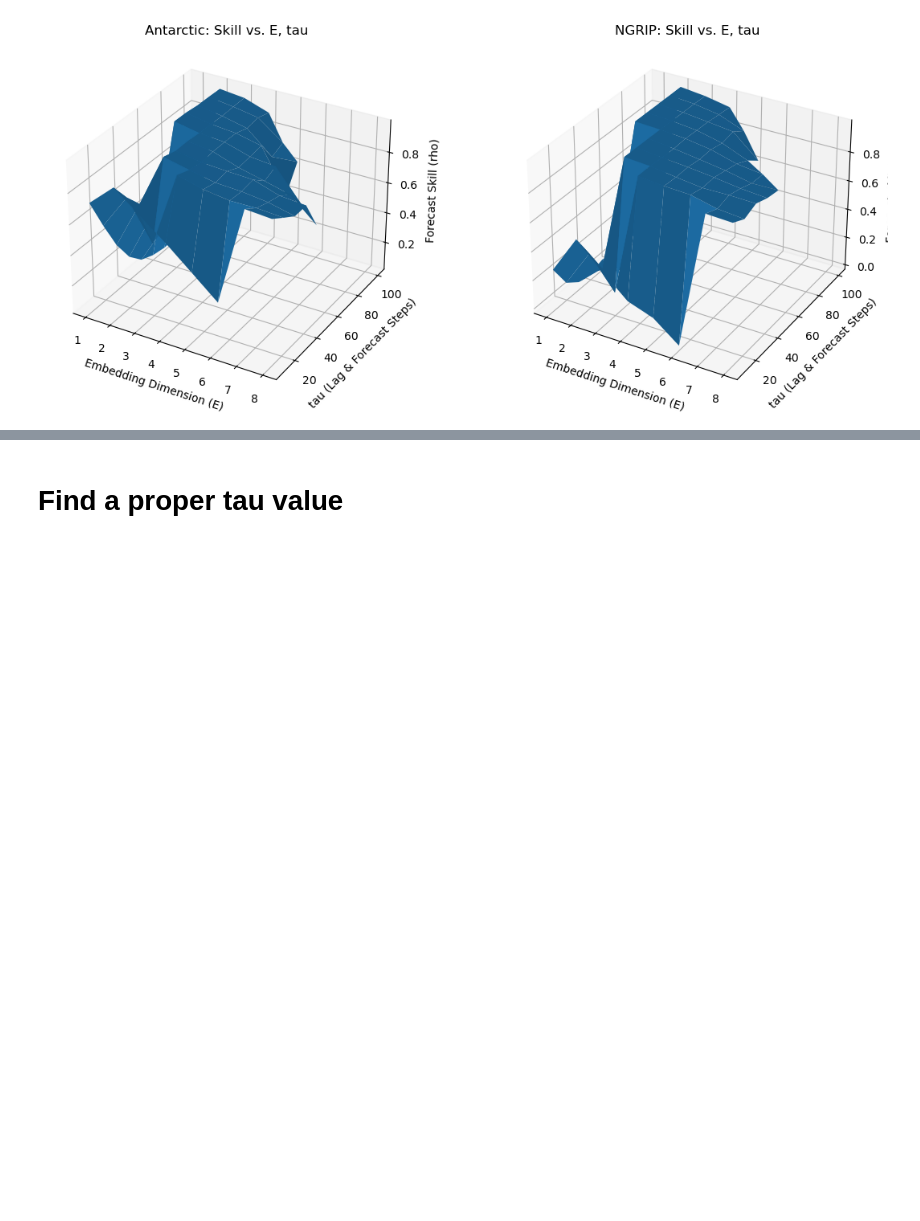
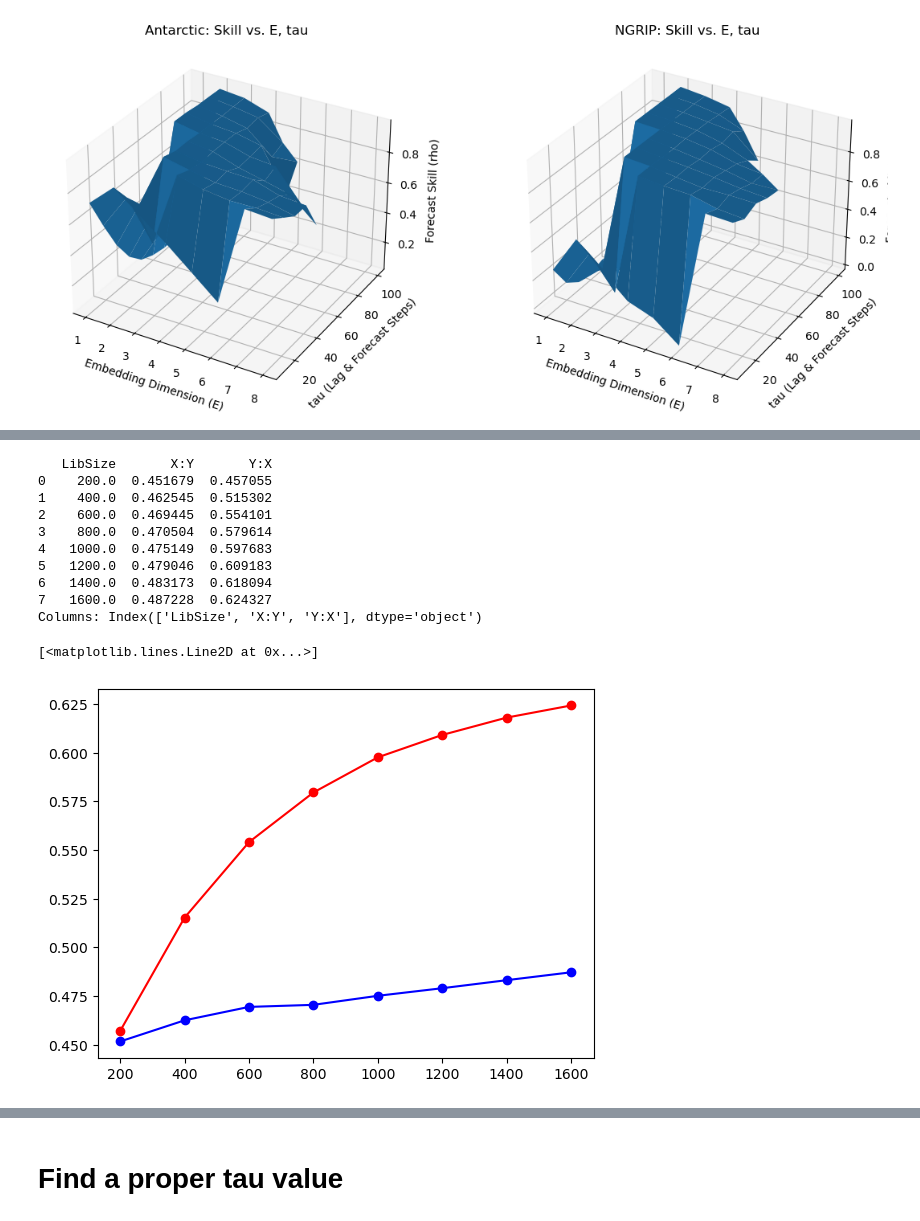
Before and after one commit to Peisong-Zheng/bipolar_seesaw_CCM, a Jupyter notebook: AntFivecore_ngrip_CCM.ipynb, the cells around one changed output, grey strips where cells are left out. Saved outputs shown, nothing was run; the diff lists cells and outputs as text; code cells hidden in the pictures; blank space fills up the shorter version.

```diff
--- a/AntFivecore_ngrip_CCM.ipynb
+++ b/AntFivecore_ngrip_CCM.ipynb
@@ -361,0 +484,49 @@ fig.show()
+# %%
+import pandas as pd
+import numpy as np
+from pyEDM import CCM
+import matplotlib.pyplot as plt
+
+
+# Prepare DataFrame
+df = pd.DataFrame({
+    'Time': new_time_axis,
+    'X': detrended_d18O_ngrip,
+    'Y': detrended_d18O_ant
+})
+
+
+
+# CCM call
+ccm_out = CCM(
+    dataFrame   = df,
+    E           = 3,
+    tau         = 50,
+    columns     = "X",   # predictor
+    target      = "Y",   # target
+    libSizes    = "200 400 600 800 1000 1200 1400 1600",
+    sample      = 200,
+    random      = True,
+    replacement = False,
+    Tp          = 50
+)
+
+print(ccm_out)
+print("Columns:", ccm_out.columns)
+
+# plot the results
+plt.plot(ccm_out['LibSize'], ccm_out['X:Y'], 'bo-')
+plt.plot(ccm_out['LibSize'], ccm_out['Y:X'], 'ro-')
+# %% [output]
+   LibSize       X:Y       Y:X
+0    200.0  0.451679  0.457055
+1    400.0  0.462545  0.515302
+2    600.0  0.469445  0.554101
+3    800.0  0.470504  0.579614
+4   1000.0  0.475149  0.597683
+5   1200.0  0.479046  0.609183
+6   1400.0  0.483173  0.618094
+7   1600.0  0.487228  0.624327
+Columns: Index(['LibSize', 'X:Y', 'Y:X'], dtype='object')
+[<matplotlib.lines.Line2D at 0x...>]
+[figure, added]
```
Also changed, not shown: parts of 8 cells of this notebook.
